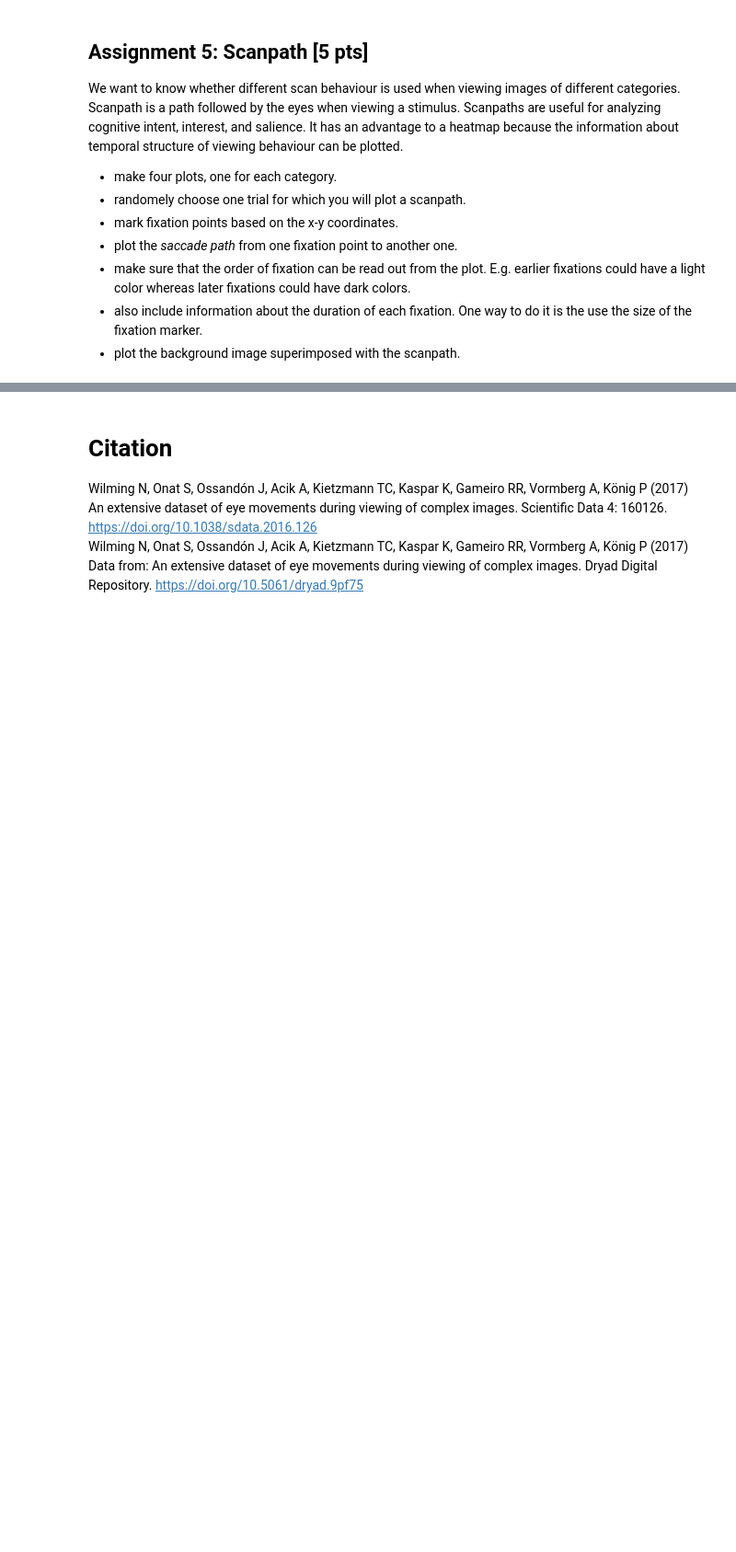
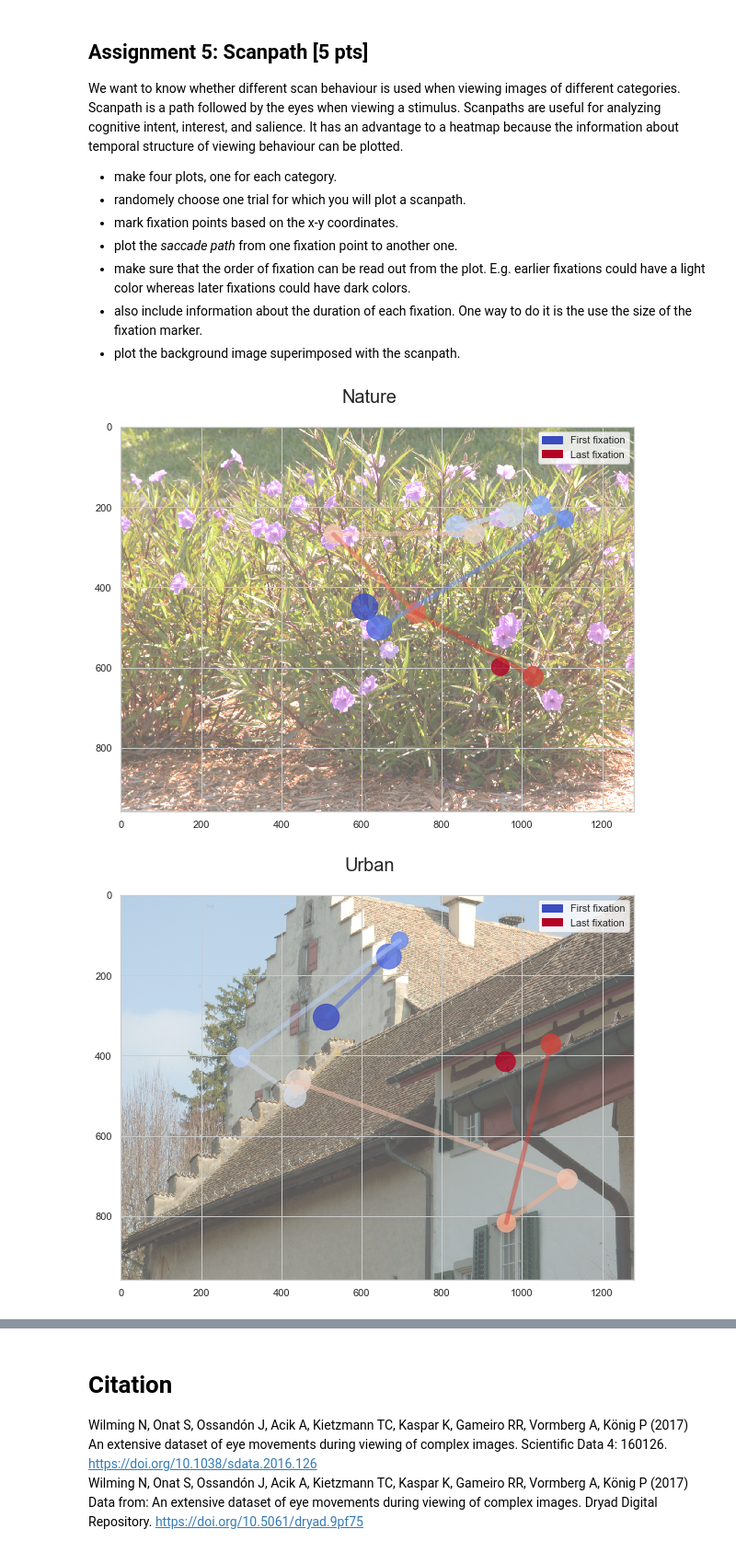
Before and after one commit to NBP-ACC/week-7-acc_8, a Jupyter notebook: Sheet05.ipynb, the cells around one changed output, grey strips where cells are left out. Shown at 92% size. Saved outputs shown, nothing was run; the diff lists cells and outputs as text; code cells hidden in the pictures; blank space fills up the shorter version.

```diff
--- a/Sheet05.ipynb
+++ b/Sheet05.ipynb
@@ -392,21 +393,48 @@ We want to know whether different scan behaviour is used when viewing images of
 # %%
 # group data by categories
 categorynature = clean_df[clean_df.category==7]
 categoryurban = clean_df[clean_df.category==8]
 categoryfractal = clean_df[clean_df.category==10]
 categorypinknoise = clean_df[clean_df.category==11]
 
 # randomly select one trial
 def randTrial(LargerDf):
-    LargerDf = categorynature
     randRow = LargerDf.sample(1)
     randRow.reset_index(drop=True, inplace=True)
     trialNum = randRow['trial'][0]
     subjNum = randRow['SUBJECTINDEX'][0]
     HalfChosenDf = LargerDf[LargerDf['trial']==trialNum]
     return HalfChosenDf[HalfChosenDf['SUBJECTINDEX']==subjNum]
 
 randNature = randTrial(categorynature)
 randUrban = randTrial(categoryurban)
 randFractal = randTrial(categoryfractal)
 randPinknoise = randTrial(categorypinknoise)
+
+def scanPath(OneCategory):
+    randomLine = OneCategory.sample(1)
+    category = int(randomLine['category'])
+    filenumber = int(randomLine['filenumber'])
+    PATH = os.getcwd() + ("\datas\Stimuli_%d\%d\\" % (category,category))
+    img=matplotlib.image.imread(PATH + '%d.png' % filenumber)
+    plt.figure(figsize=(10,10))
+    implot = plt.imshow(img, alpha = 0.7)
+    scaled_fix = (OneCategory['fix'] - OneCategory['fix'].min()) / OneCategory['fix'].ptp()
+    colors = plt.cm.coolwarm(scaled_fix)
+    plt.scatter(OneCategory['x'], OneCategory['y'], s=randNature['duration']*2, c=colors, alpha = 0.8)
+    for i in range(len(OneCategory['x']) - 1):
+        plt.plot(OneCategory['x'][i-1:i+1], OneCategory['y'][i-1:i+1], c=colors[i], linewidth = 5, alpha = 0.5)
+    first = matplotlib.patches.Patch(color=colors[0], label='First fixation')
+    last = matplotlib.patches.Patch(color=colors[len(OneCategory['x']) - 1], label='Last fixation')
+    plt.legend(handles=[first,last])
+    randomLine.reset_index(drop=True, inplace=True)
+    plt.suptitle(randomLine['categoryNames'][0], fontsize=20, y = 0.85)
+    plt.show()
+
+scanPath(randNature)
+scanPath(randUrban)
+scanPath(randFractal)
+scanPath(randPinknoise)
+# %% [output]
+[figure, added]
+[figure, added]
```
Also changed, not shown: parts of 2 cells of this notebook.
